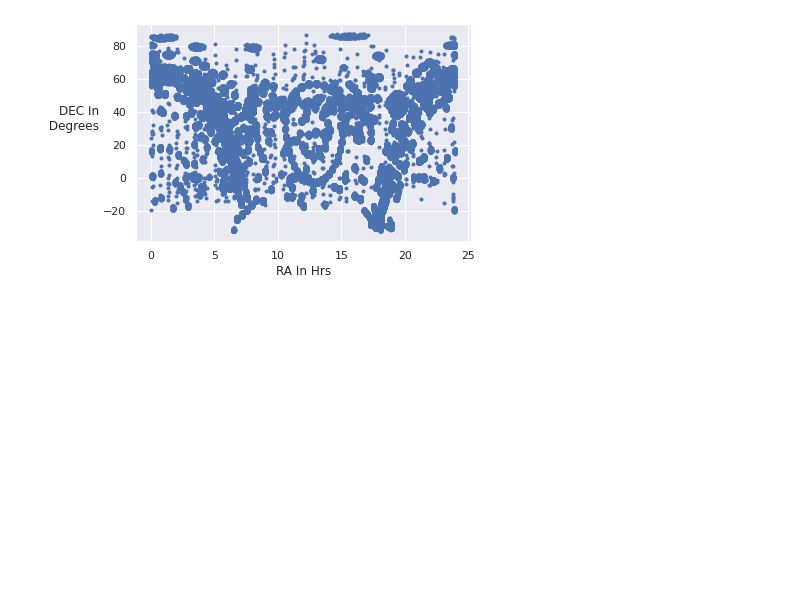
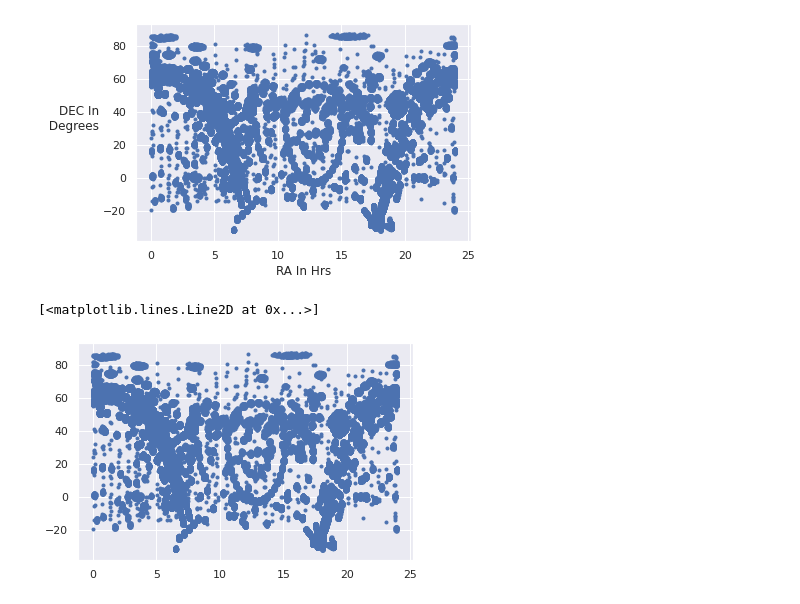
Before and after one commit to nickk124/stellardatamining, a Jupyter notebook: CreateCSV.ipynb, the cells around one changed output. Saved outputs shown, nothing was run; the diff lists cells and outputs as text; code cells hidden in the pictures; blank space fills up the shorter version.

```diff
--- a/CreateCSV.ipynb
+++ b/CreateCSV.ipynb
@@ -103,0 +100,13 @@ np.savetxt(saveFile,newArr,delimiter=',',header=headStr)
+# %%
+#How to load the csv into a data dictionary
+myArr = np.loadtxt(saveFile,delimiter=',',skiprows=1)
+headArr = np.loadtxt(saveFile,delimiter=',',max_rows=1,dtype=str)
+data = {}
+for i in range(len(headArr)-1):
+    data[headArr[i]] = myArr[:,i]
+# %%
+
+plt.plot(data["RA_HRS"],data["DEC_DEG"],'.')
+# %% [output]
+[<matplotlib.lines.Line2D at 0x...>]
+[figure, added]
```
Also changed, not shown: parts of 2 cells of this notebook.
